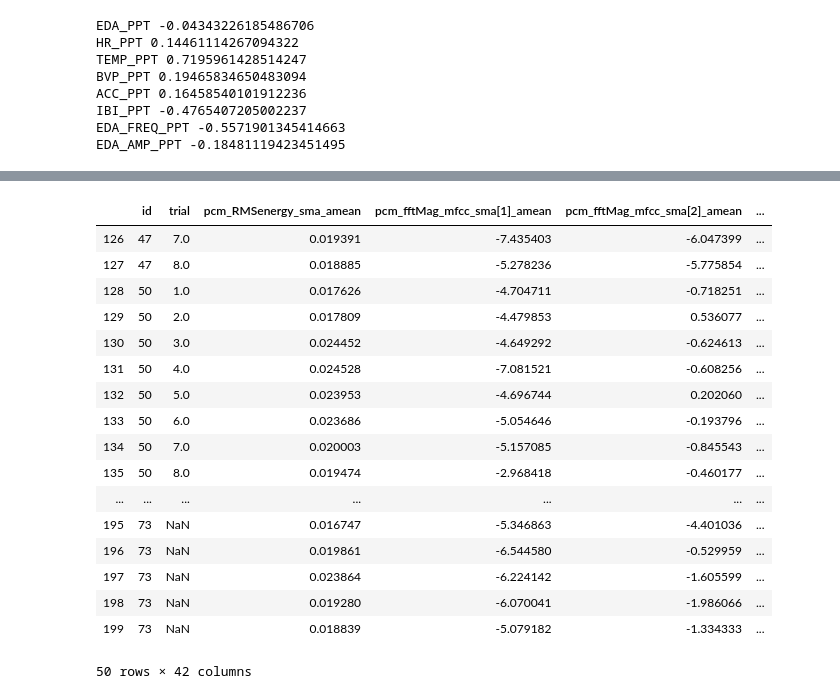
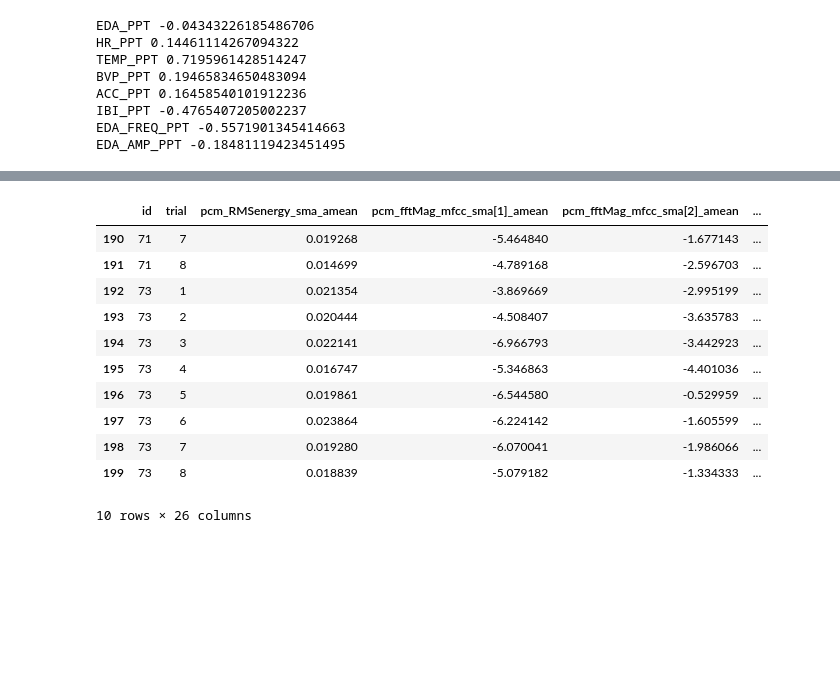
Before and after one commit to mx60s/HUBBS-Lab, a Jupyter notebook: LinReg for BFNE.ipynb, the cells around one changed output, grey strips where cells are left out. Drawn from its saved outputs; the diff is of its cells as text; code cells hidden in the pictures; blank space fills up the shorter version.

Commit message:
collected audio slopes gig em aggies

```diff
--- a/LinReg for BFNE.ipynb
+++ b/LinReg for BFNE.ipynb
@@ -3,7 +3,8 @@ import pandas as pd
 import numpy as np
 import math
 
-DATA_PATH = "/Users/mvonebers/HUBBS-Lab/data/"
+#DATA_PATH = "/Users/mvonebers/HUBBS-Lab/data/"
+DATA_PATH = "/home/maggie/HUBBS-Lab/data/"
 
 e4_data = pd.read_excel(DATA_PATH + "E4_TEST.xlsx")
 
@@ -521,68 +554,42 @@ Standard dev: 0.383458309296573
 # %%
 # get significant values from correlations
 #try combinations like acoustics, etc and then all together
 from copy import deepcopy
 
-"""
-import statsmodels.api as sm
 
-mod = sm.OLS(Y,X)
-fii = mod.fit()
-p_values = fii.summary2().tables[1]['P>|t|']
-"""
-
-DATA_PATH = "/Users/mvonebers/HUBBS-Lab/data/"
+DATA_PATH = "/home/maggie/HUBBS-Lab/data/"
 audio_data = pd.read_excel(DATA_PATH + "audio_TEST.xlsx")
 
 audio_data.insert(0, "person", [0] * audio_data.shape[0])
 audio_data.insert(1, "trial", [0] * audio_data.shape[0])
 
 for i, row in audio_data.iterrows():
     audio_data.at[i, "person"] = int(audio_data.at[i, "id"][7:])
     audio_data.at[i, "trial"] = int(audio_data.at[i, "id"][5])
 
 audio_data = audio_data.drop(columns=['id'])
 audio_data = audio_data.rename(columns={"person": "id"})
 #audio_data.head(20)
 audio_data = audio_data[audio_data.id != 16]
 audio_data = audio_data[audio_data.id != 38]
 audio_data = audio_data[audio_data.id != 46]
 audio_data = audio_data[audio_data.id != 53]
 audio_data = audio_data[audio_data.id != 58]
 audio_data = audio_data[audio_data.id != 65]
-e4_data_results = e4_data_results[e4_data_results.id != 66]
 
-for col in e4_data_results.columns[1:]:
-    audio_data[col] = e4_data_results[col]
-
-combined = deepcopy(audio_data)
-combined = combined[combined.id != 66]
-
-combined.tail(50)
-#combined = pd.merge(audio_data, e4_data_results, on='id')
-#combined.head(30)
-#combined = combined.drop(columns=['trial_y'])
-#combined = combined.rename(columns={"trial_x": "trial"})
-
-#combined.head(20)
+audio_data.tail(10)
 # %% [output]
 |  | id | trial | pcm_RMSenergy_sma_amean | pcm_fftMag_mfcc_sma[1]_amean | pcm_fftMag_mfcc_sma[2]_amean | ... |
-| 126 | 47 | 7.0 | 0.019391 | -7.435403 | -6.047399 | ... |
-| 127 | 47 | 8.0 | 0.018885 | -5.278236 | -5.775854 | ... |
-| 128 | 50 | 1.0 | 0.017626 | -4.704711 | -0.718251 | ... |
-| 129 | 50 | 2.0 | 0.017809 | -4.479853 | 0.536077 | ... |
-| 130 | 50 | 3.0 | 0.024452 | -4.649292 | -0.624613 | ... |
-| 131 | 50 | 4.0 | 0.024528 | -7.081521 | -0.608256 | ... |
-| 132 | 50 | 5.0 | 0.023953 | -4.696744 | 0.202060 | ... |
-| 133 | 50 | 6.0 | 0.023686 | -5.054646 | -0.193796 | ... |
-| 134 | 50 | 7.0 | 0.020003 | -5.157085 | -0.845543 | ... |
-| 135 | 50 | 8.0 | 0.019474 | -2.968418 | -0.460177 | ... |
-| ... | ... | ... | ... | ... | ... | ... |
-| 195 | 73 | NaN | 0.016747 | -5.346863 | -4.401036 | ... |
-| 196 | 73 | NaN | 0.019861 | -6.544580 | -0.529959 | ... |
-| 197 | 73 | NaN | 0.023864 | -6.224142 | -1.605599 | ... |
-| 198 | 73 | NaN | 0.019280 | -6.070041 | -1.986066 | ... |
-| 199 | 73 | NaN | 0.018839 | -5.079182 | -1.334333 | ... |
+| 190 | 71 | 7 | 0.019268 | -5.464840 | -1.677143 | ... |
+| 191 | 71 | 8 | 0.014699 | -4.789168 | -2.596703 | ... |
+| 192 | 73 | 1 | 0.021354 | -3.869669 | -2.995199 | ... |
+| 193 | 73 | 2 | 0.020444 | -4.508407 | -3.635783 | ... |
+| 194 | 73 | 3 | 0.022141 | -6.966793 | -3.442923 | ... |
+| 195 | 73 | 4 | 0.016747 | -5.346863 | -4.401036 | ... |
+| 196 | 73 | 5 | 0.019861 | -6.544580 | -0.529959 | ... |
+| 197 | 73 | 6 | 0.023864 | -6.224142 | -1.605599 | ... |
+| 198 | 73 | 7 | 0.019280 | -6.070041 | -1.986066 | ... |
+| 199 | 73 | 8 | 0.018839 | -5.079182 | -1.334333 | ... |
-50 rows × 42 columns
+10 rows × 26 columns
 # %%
 # Collect slopes
```
Also changed, not shown: parts of 7 cells of this notebook.
